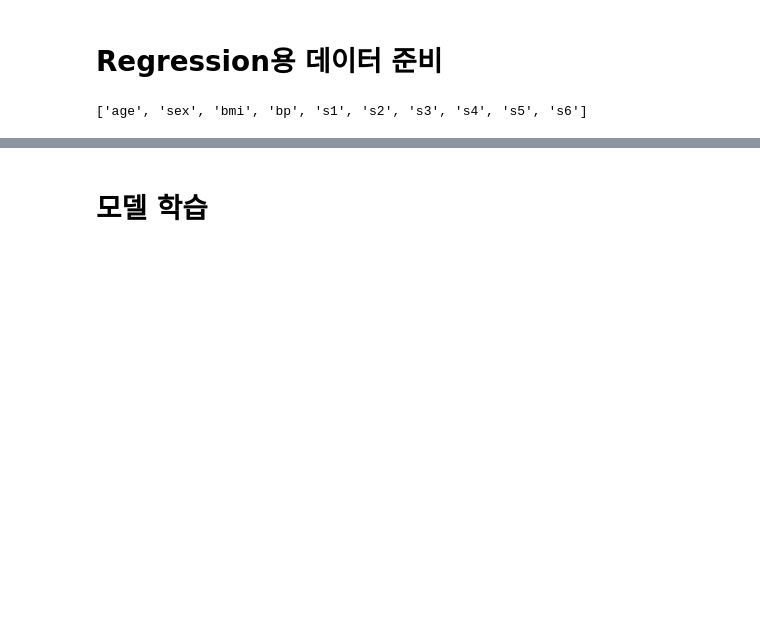
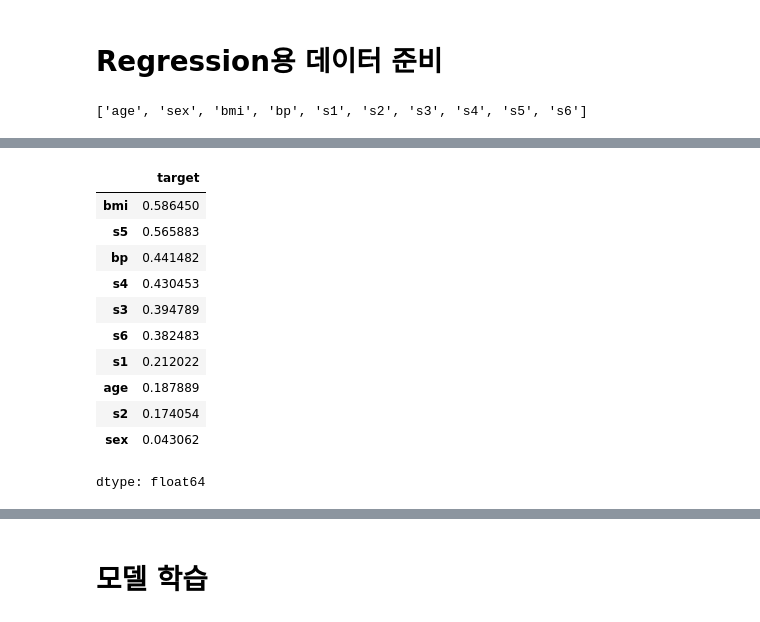
Before and after one commit to Hataeju/Regression, a Jupyter notebook: 회귀.ipynb, the cells around one changed output, grey strips where cells are left out. Drawn from its saved outputs; the diff is of its cells as text; code cells hidden in the pictures; blank space fills up the shorter version.

```diff
--- a/회귀.ipynb
+++ b/회귀.ipynb
@@ -29,2 +64,21 @@ df
+# %%
+cor_order = diabetes_corr.target.sort_values(ascending=False)
+cor_order
+
+cor_order = diabetes_corr.loc[:'s6','target'].abs().sort_values(ascending=False)
+cor_order
+# %% [output]
+|  | target |
+| bmi | 0.586450 |
+| s5 | 0.565883 |
+| bp | 0.441482 |
+| s4 | 0.430453 |
+| s3 | 0.394789 |
+| s6 | 0.382483 |
+| s1 | 0.212022 |
+| age | 0.187889 |
+| s2 | 0.174054 |
+| sex | 0.043062 |
+dtype: float64
 # %%
 # 별다른 전처리는 수행하지 않는다. (결측치, 이상치, 명목형변수 등 없고 정규화 되어있음)
```
Also changed, not shown: parts of 15 cells of this notebook.
